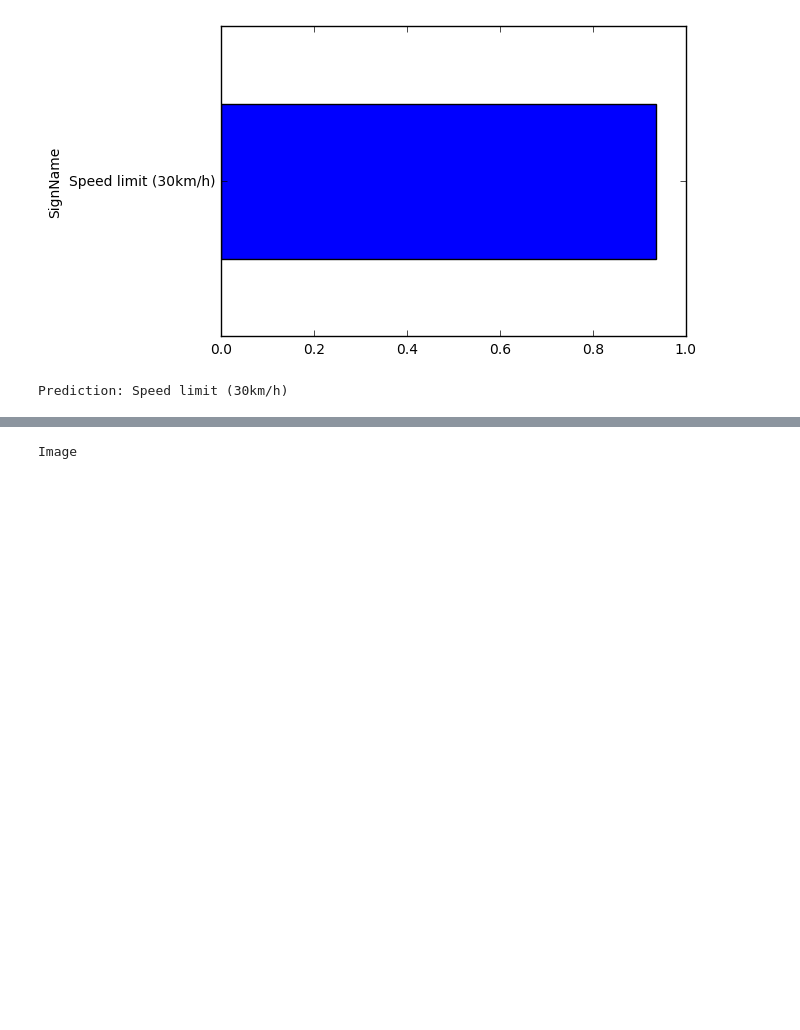
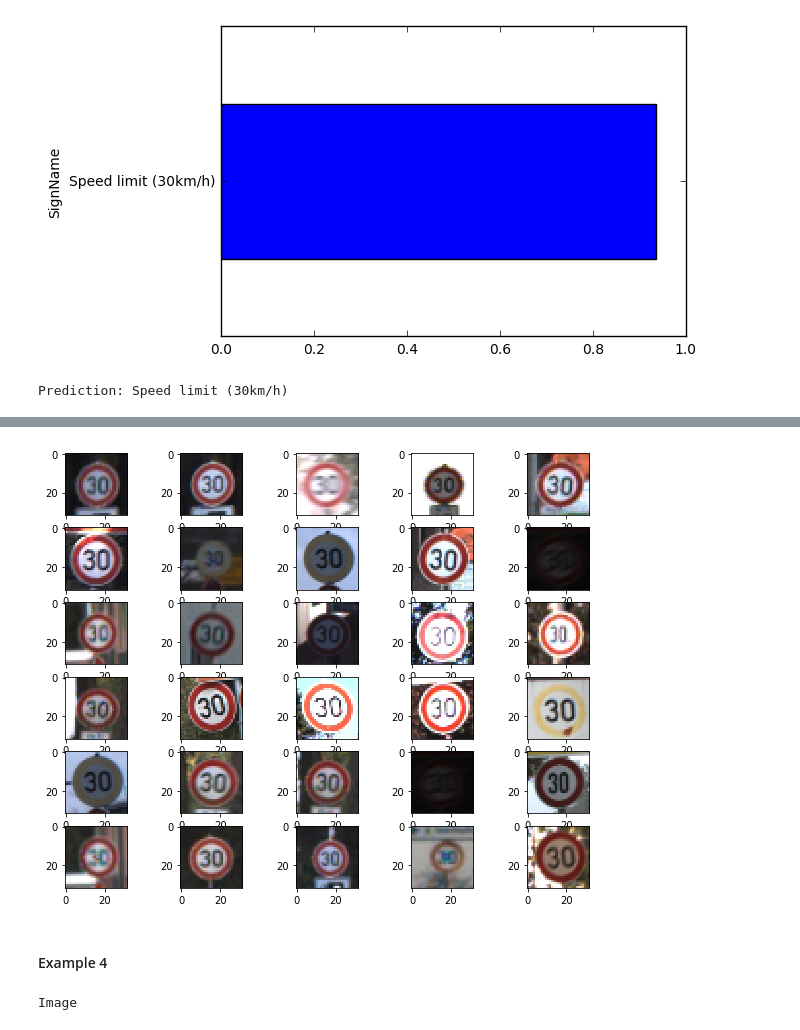
Before and after one commit to amirziai/selfdrivingcar, a Jupyter notebook: CarND-Traffic-Sign-Classifier-Project/Traffic_Sign_Classifier.ipynb, the cells around one changed output, grey strips where cells are left out. Saved outputs shown, nothing was run; the diff lists cells and outputs as text; code cells hidden in the pictures; blank space fills up the shorter version.

```diff
--- a/CarND-Traffic-Sign-Classifier-Project/Traffic_Sign_Classifier.ipynb
+++ b/CarND-Traffic-Sign-Classifier-Project/Traffic_Sign_Classifier.ipynb
@@ -410,3 +446,9 @@ Prediction: Speed limit (30km/h)
+# %%
+plot_n_samples(1, 30)
+# %% [output]
+[figure, added]
+# %% [markdown]
+#### Example 4
 # %%
 get_prediction('sample04.png')
 # %% [output]
```
Also changed, not shown: parts of 32 cells of this notebook, 2 other files.
